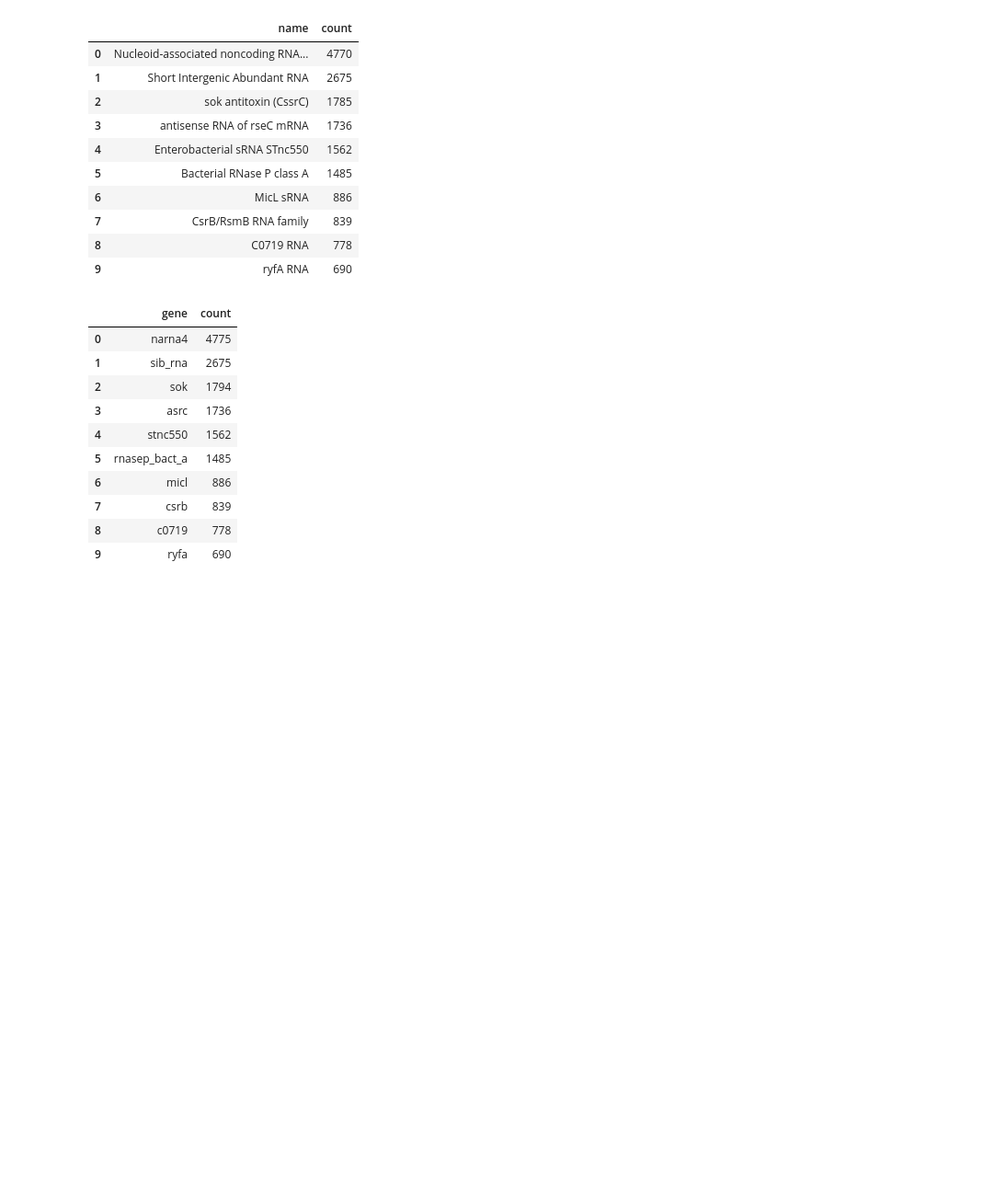
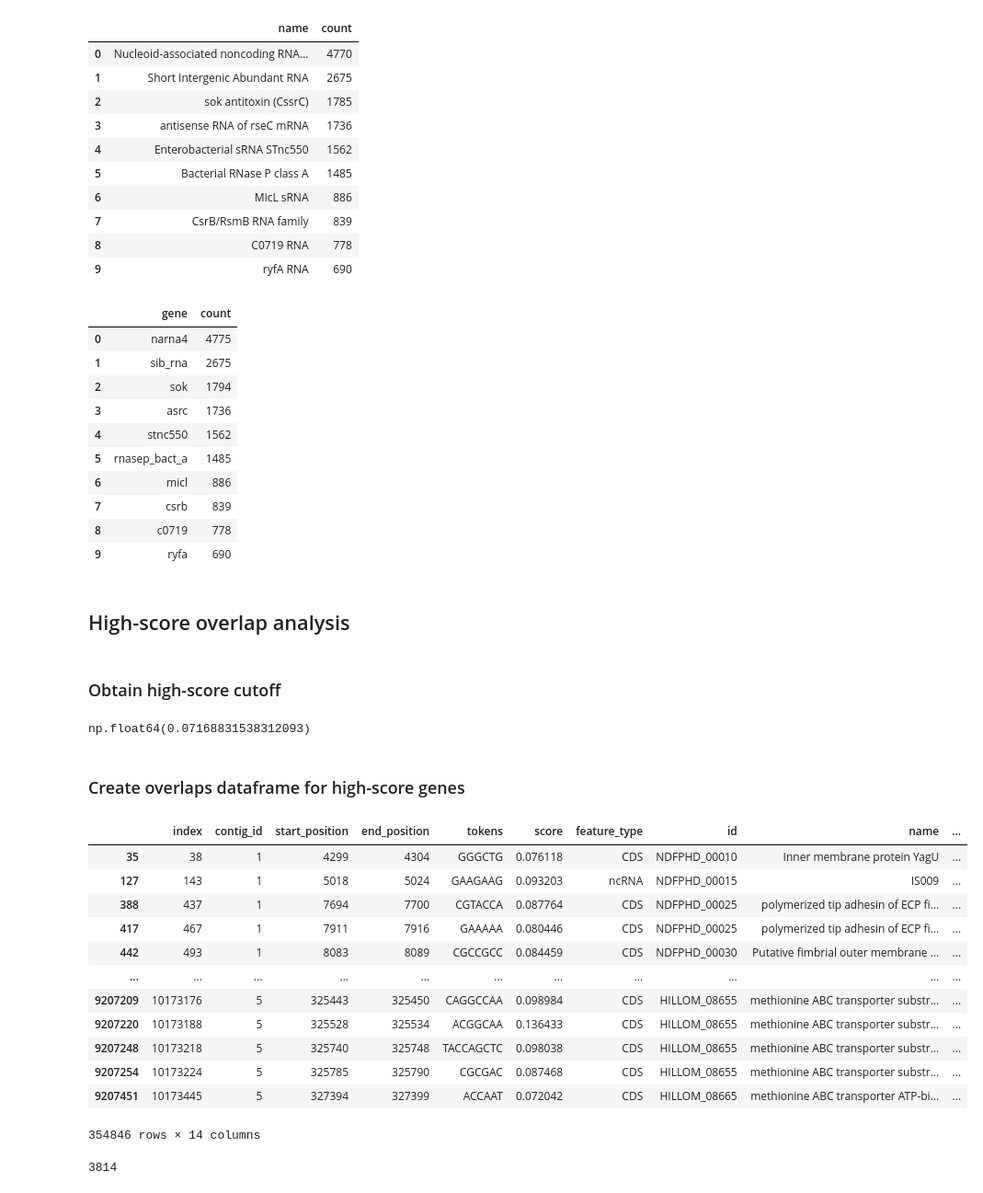
Before and after one commit to ryashpal/alfred-data-analysis, a Jupyter notebook: notebooks/genome_nlp_tokens/token_annotation_overlaps_ecoli.ipynb, the cells around one changed output. Shown at 92% size. Drawn from its saved outputs; the diff is of its cells as text; code cells hidden in the pictures; blank space fills up the shorter version.

Commit message:
saved unique counts

```diff
--- a/notebooks/genome_nlp_tokens/token_annotation_overlaps_ecoli.ipynb
+++ b/notebooks/genome_nlp_tokens/token_annotation_overlaps_ecoli.ipynb
@@ -261,3 +279,35 @@ overlappingDf[overlappingDf.feature_type == 'ncRNA'].gene.value_counts().reset_i
 | 7 | csrb | 839 |
 | 8 | c0719 | 778 |
 | 9 | ryfa | 690 |
+# %% [markdown]
+## High-score overlap analysis
+# %% [markdown]
+### Obtain high-score cutoff
+# %%
+highscoreCutoff = overlappingDf.score.mean() + 2 * overlappingDf.score.std()
+highscoreCutoff
+# %% [output]
+np.float64(0.07168831538312093)
+# %% [markdown]
+### Create overlaps dataframe for high-score genes
+# %%
+highscoreOverlappingDf = overlappingDf[overlappingDf.score > highscoreCutoff]
+highscoreOverlappingDf
+# %% [output]
+|  | index | contig_id | start_position | end_position | tokens | score | feature_type | id | name | ... |
+| 35 | 38 | 1 | 4299 | 4304 | GGGCTG | 0.076118 | CDS | NDFPHD_00010 | Inner membrane protein YagU | ... |
+| 127 | 143 | 1 | 5018 | 5024 | GAAGAAG | 0.093203 | ncRNA | NDFPHD_00015 | IS009 | ... |
+| 388 | 437 | 1 | 7694 | 7700 | CGTACCA | 0.087764 | CDS | NDFPHD_00025 | polymerized tip adhesin of ECP fi... | ... |
+| 417 | 467 | 1 | 7911 | 7916 | GAAAAA | 0.080446 | CDS | NDFPHD_00025 | polymerized tip adhesin of ECP fi... | ... |
+| 442 | 493 | 1 | 8083 | 8089 | CGCCGCC | 0.084459 | CDS | NDFPHD_00030 | Putative fimbrial outer membrane ... | ... |
+| ... | ... | ... | ... | ... | ... | ... | ... | ... | ... | ... |
+| 9207209 | 10173176 | 5 | 325443 | 325450 | CAGGCCAA | 0.098984 | CDS | HILLOM_08655 | methionine ABC transporter substr... | ... |
+| 9207220 | 10173188 | 5 | 325528 | 325534 | ACGGCAA | 0.136433 | CDS | HILLOM_08655 | methionine ABC transporter substr... | ... |
+| 9207248 | 10173218 | 5 | 325740 | 325748 | TACCAGCTC | 0.098038 | CDS | HILLOM_08655 | methionine ABC transporter substr... | ... |
+| 9207254 | 10173224 | 5 | 325785 | 325790 | CGCGAC | 0.087468 | CDS | HILLOM_08655 | methionine ABC transporter substr... | ... |
+| 9207451 | 10173445 | 5 | 327394 | 327399 | ACCAAT | 0.072042 | CDS | HILLOM_08665 | methionine ABC transporter ATP-bi... | ... |
+354846 rows × 14 columns
+# %%
+len(highscoreOverlappingDf[highscoreOverlappingDf.feature_type == 'CDS'].gene.unique())
+# %% [output]
+3814
```
Also changed, not shown: parts of 13 cells of this notebook, 2 other files.
